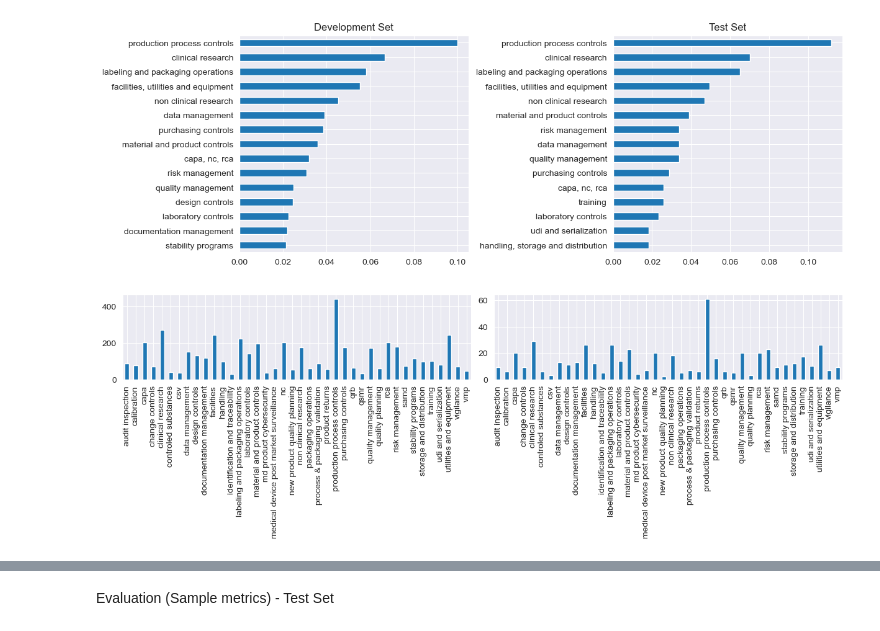
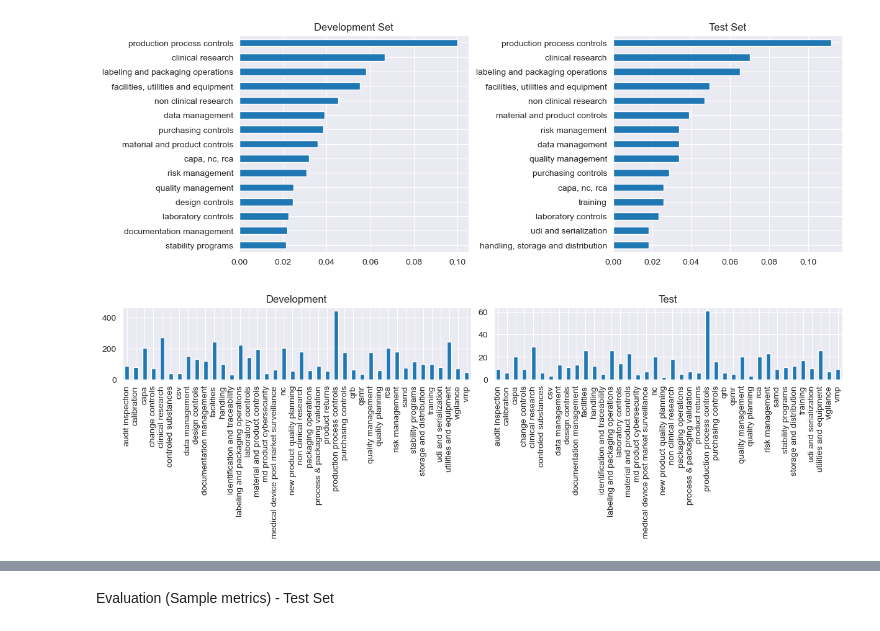
Before and after one commit to vishu-tyagi/JNJ-Capstone-Project, a Jupyter notebook: notebooks/baseline.ipynb, the cells around one changed output, grey strips where cells are left out. Saved outputs shown, nothing was run; the diff lists cells and outputs as text; code cells hidden in the pictures.

```diff
--- a/notebooks/baseline.ipynb
+++ b/notebooks/baseline.ipynb
@@ -102,10 +102,12 @@ plt.show();
 # %%
 # plt.figure(figsize=(6, 3))
 fig, ax = plt.subplots(1, 2, figsize=(12, 4), constrained_layout=True)
-Y_dev.sum(axis=0).plot.bar(ax=ax[0]);
-Y_test.sum(axis=0).plot.bar(ax=ax[1]);
+Y_dev.sum(axis=0).plot.bar(ax=ax[0])
+Y_test.sum(axis=0).plot.bar(ax=ax[1])
+ax[0].set_title("Development")
+ax[1].set_title("Test");
 # %% [output]
-[figure, old version]
+[figure, new version]
 # %%
 eval = CustomEvaluation()
 score = make_scorer(eval.hamming_loss, greater_is_better=False)
```
Also changed, not shown: parts of 14 cells of this notebook, 3 other files.
